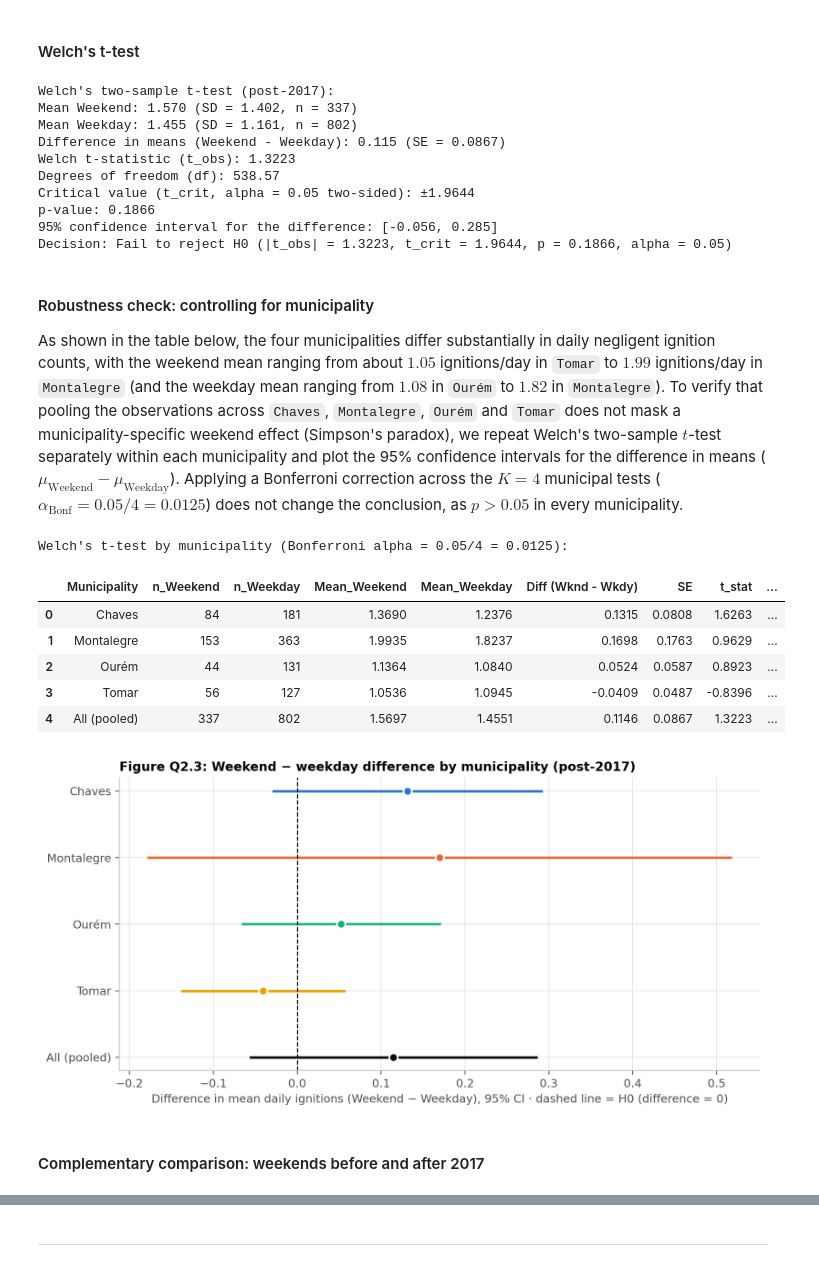
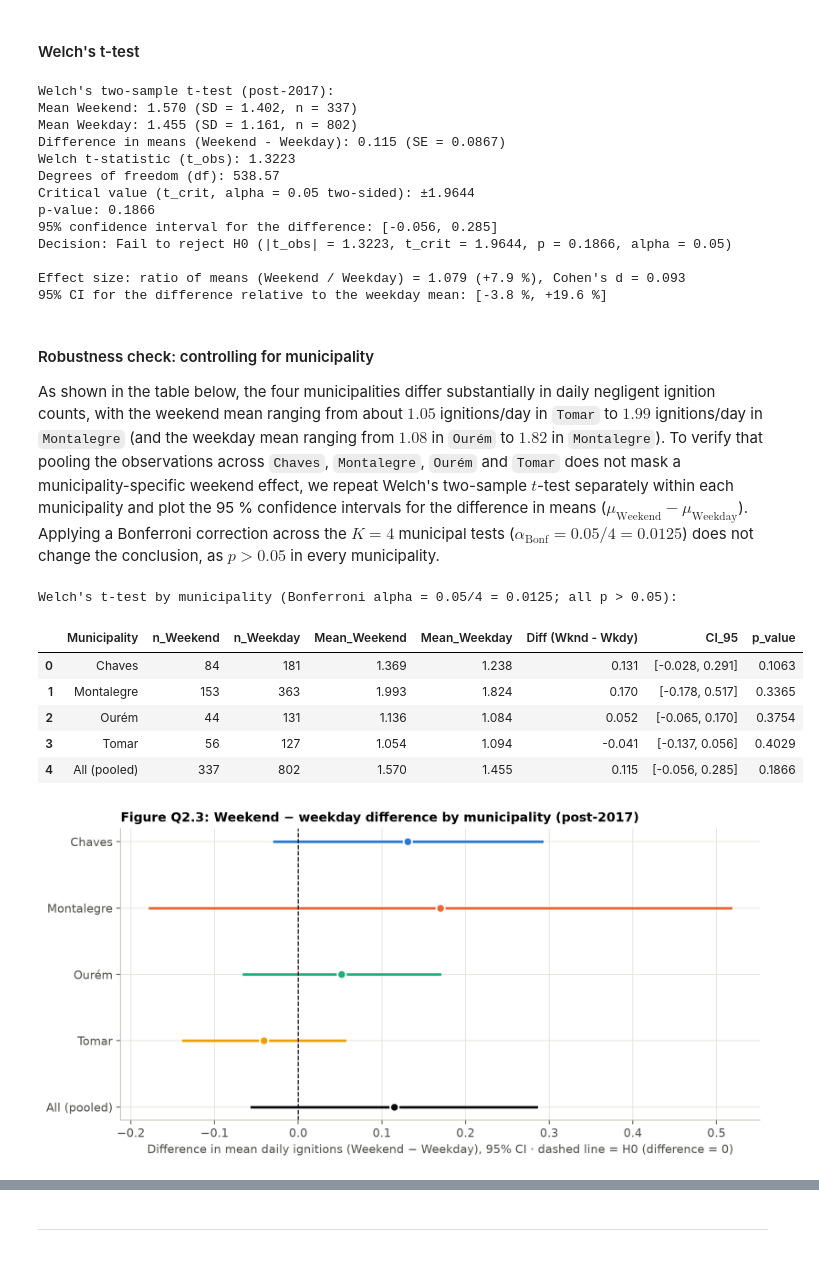
Before and after one commit to isabelamer/FCED_project, a Jupyter notebook: wildfires.ipynb, the cells around one changed output, grey strips where cells are left out. Cells and saved outputs as stored; diff of their text form; code cells hidden in the pictures.

```diff
--- a/wildfires.ipynb
+++ b/wildfires.ipynb
@@ -1228,6 +1215,14 @@ print(f"p-value: {p_val:.4f}")
 print(f"95% confidence interval for the difference: [{ci_low:.3f}, {ci_high:.3f}]")
 decision = "Reject H0" if p_val < alpha else "Fail to reject H0"
 print(f"Decision: {decision} (|t_obs| = {abs(t_stat):.4f}, t_crit = {t_crit:.4f}, p = {p_val:.4f}, alpha = {alpha})")
+
+# Effect size: ratio of means and Cohen's d (pooled SD)
+mean_ratio = weekend_post.mean() / weekday_post.mean()
+sd_pooled = np.sqrt(((n1 - 1) * s1 + (n2 - 1) * s2) / (n1 + n2 - 2))
+cohen_d = diff_mean / sd_pooled
+print(f"\nEffect size: ratio of means (Weekend / Weekday) = {mean_ratio:.3f} ({100 * (mean_ratio - 1):+.1f} %), Cohen's d = {cohen_d:.3f}")
+print(f"95% CI for the difference relative to the weekday mean: "
+      f"[{100 * ci_low / weekday_post.mean():+.1f} %, {100 * ci_high / weekday_post.mean():+.1f} %]")
 # %% [output]
 Welch's two-sample t-test (post-2017):
 Mean Weekend: 1.570 (SD = 1.402, n = 337)
@@ -1239,10 +1234,13 @@ Critical value (t_crit, alpha = 0.05 two-sided): ±1.9644
 p-value: 0.1866
 95% confidence interval for the difference: [-0.056, 0.285]
 Decision: Fail to reject H0 (|t_obs| = 1.3223, t_crit = 1.9644, p = 0.1866, alpha = 0.05)
+
+Effect size: ratio of means (Weekend / Weekday) = 1.079 (+7.9 %), Cohen's d = 0.093
+95% CI for the difference relative to the weekday mean: [-3.8 %, +19.6 %]
 # %% [markdown]
 #### Robustness check: controlling for municipality
 
-As shown in the table below, the four municipalities differ substantially in daily negligent ignition counts, with the weekend mean ranging from about $1.05$ ignitions/day in `Tomar` to $1.99$ ignitions/day in `Montalegre` (and the weekday mean ranging from $1.08$ in `Ourém` to $1.82$ in `Montalegre`). To verify that pooling the observations across `Chaves`, `Montalegre`, `Ourém` and `Tomar` does not mask a municipality-specific weekend effect (Simpson's paradox), we repeat Welch's two-sample $t$-test separately within each municipality and plot the 95% confidence intervals for the difference in means ($\mu_{\text{Weekend}} - \mu_{\text{Weekday}}$). Applying a Bonferroni correction across the $K = 4$ municipal tests ($\alpha_{\text{Bonf}} = 0.05 / 4 = 0.0125$) does not change the conclusion, as $p > 0.05$ in every municipality.
+As shown in the table below, the four municipalities differ substantially in daily negligent ignition counts, with the weekend mean ranging from about $1.05$ ignitions/day in `Tomar` to $1.99$ ignitions/day in `Montalegre` (and the weekday mean ranging from $1.08$ in `Ourém` to $1.82$ in `Montalegre`). To verify that pooling the observations across `Chaves`, `Montalegre`, `Ourém` and `Tomar` does not mask a municipality-specific weekend effect, we repeat Welch's two-sample $t$-test separately within each municipality and plot the 95 % confidence intervals for the difference in means ($\mu_{\text{Weekend}} - \mu_{\text{Weekday}}$). Applying a Bonferroni correction across the $K = 4$ municipal tests ($\alpha_{\text{Bonf}} = 0.05 / 4 = 0.0125$) does not change the conclusion, as $p > 0.05$ in every municipality.
 # %%
 # Welch's t-test by municipality in the post-2017 period
 alpha_bonf_mun = 0.05 / 4  # Bonferroni correction for 4 municipalities (0.0125)
@@ -1263,66 +1261,57 @@ for mun in MUNICIPALITIES:
             "Municipality": mun,
             "n_Weekend": n1_m,
             "n_Weekday": n2_m,
-            "Mean_Weekend": wknd_m.mean(),
-            "Mean_Weekday": wkdy_m.mean(),
-            "Diff (Wknd - Wkdy)": diff_m,
-            "SE": se_m,
-            "t_stat": t_m,
-            "df": df_m,
-            "p_value": p_m,
+            "Mean_Weekend": round(wknd_m.mean(), 3),
+            "Mean_Weekday": round(wkdy_m.mean(), 3),
+            "Diff (Wknd - Wkdy)": round(diff_m, 3),
+            "CI_95": f"[{ci_l:.3f}, {ci_h:.3f}]",
+            "p_value": round(p_m, 4),
             "CI_95_low": ci_l,
             "CI_95_high": ci_h,
-            "Alpha_Threshold": alpha_bonf_mun,
-            "Significant": p_m < alpha_bonf_mun
         })
 
 # Pooled row (all municipalities, post-2017) for visual comparison
 mun_rows.append({
     "Municipality": "All (pooled)",
     "n_Weekend": n1,
     "n_Weekday": n2,
-    "Mean_Weekend": weekend_post.mean(),
-    "Mean_Weekday": weekday_post.mean(),
-    "Diff (Wknd - Wkdy)": diff_mean,
-    "SE": se_diff,
-    "t_stat": t_stat,
-    "df": df_welch,
-    "p_value": p_val,
+    "Mean_Weekend": round(weekend_post.mean(), 3),
+    "Mean_Weekday": round(weekday_post.mean(), 3),
+    "Diff (Wknd - Wkdy)": round(diff_mean, 3),
+    "CI_95": f"[{ci_low:.3f}, {ci_high:.3f}]",
+    "p_value": round(p_val, 4),
     "CI_95_low": ci_low,
     "CI_95_high": ci_high,
-    "Alpha_Threshold": 0.05,
-    "Significant": p_val < 0.05
 })
 
 mun_df = pd.DataFrame(mun_rows)
-print(f"Welch's t-test by municipality (Bonferroni alpha = 0.05/4 = {alpha_bonf_mun:.4f}):")
-display(mun_df.round(4))
+cols_show = ["Municipality", "n_Weekend", "n_Weekday", "Mean_Weekend", "Mean_Weekday", "Diff (Wknd - Wkdy)", "CI_95", "p_value"]
+print(f"Welch's t-test by municipality (Bonferroni alpha = 0.05/4 = {alpha_bonf_mun:.4f}; all p > 0.05):")
+display(mun_df[cols_show])
 
 # Forest plot of the 95% confidence intervals for (mu_Weekend - mu_Weekday)
 fig, ax = plt.subplots(figsize=(9, 4.5))
 y_pos = np.arange(len(mun_df))
 
 for idx, row in mun_df.iterrows():
     col = INK if row["Municipality"] == "All (pooled)" else PAL_MUN[row["Municipality"]]
     ax.plot([row["CI_95_low"], row["CI_95_high"]], [idx, idx], color=col, linewidth=2.2)
     ax.scatter(row["Diff (Wknd - Wkdy)"], idx, s=55, color=col, zorder=3, edgecolor=SURFACE, linewidth=1.5)
 
 ax.axvline(0, color=INK, linestyle="--", linewidth=1)
 ax.set_yticks(y_pos)
 ax.set_yticklabels(mun_df["Municipality"])
 ax.invert_yaxis()
 ax.set_xlabel("Difference in mean daily ignitions (Weekend − Weekday), 95% CI · dashed line = H0 (difference = 0)")
 ax.set_title("Figure Q2.3: Weekend − weekday difference by municipality (post-2017)")
 plt.tight_layout()
 plt.show()
 # %% [output]
-Welch's t-test by municipality (Bonferroni alpha = 0.05/4 = 0.0125):
+Welch's t-test by municipality (Bonferroni alpha = 0.05/4 = 0.0125; all p > 0.05):
-|  | Municipality | n_Weekend | n_Weekday | Mean_Weekend | Mean_Weekday | Diff (Wknd - Wkdy) | SE | t_stat | ... |
-| 0 | Chaves | 84 | 181 | 1.3690 | 1.2376 | 0.1315 | 0.0808 | 1.6263 | ... |
-| 1 | Montalegre | 153 | 363 | 1.9935 | 1.8237 | 0.1698 | 0.1763 | 0.9629 | ... |
-| 2 | Ourém | 44 | 131 | 1.1364 | 1.0840 | 0.0524 | 0.0587 | 0.8923 | ... |
-| 3 | Tomar | 56 | 127 | 1.0536 | 1.0945 | -0.0409 | 0.0487 | -0.8396 | ... |
-| 4 | All (pooled) | 337 | 802 | 1.5697 | 1.4551 | 0.1146 | 0.0867 | 1.3223 | ... |
+|  | Municipality | n_Weekend | n_Weekday | Mean_Weekend | Mean_Weekday | Diff (Wknd - Wkdy) | CI_95 | p_value |
+| 0 | Chaves | 84 | 181 | 1.369 | 1.238 | 0.131 | [-0.028, 0.291] | 0.1063 |
+| 1 | Montalegre | 153 | 363 | 1.993 | 1.824 | 0.170 | [-0.178, 0.517] | 0.3365 |
+| 2 | Ourém | 44 | 131 | 1.136 | 1.084 | 0.052 | [-0.065, 0.170] | 0.3754 |
+| 3 | Tomar | 56 | 127 | 1.054 | 1.094 | -0.041 | [-0.137, 0.056] | 0.4029 |
+| 4 | All (pooled) | 337 | 802 | 1.570 | 1.455 | 0.115 | [-0.056, 0.285] | 0.1866 |
 [figure]
-# %% [markdown]
-#### Complementary comparison: weekends before and after 2017
```
Also changed, not shown: parts of 23 cells of this notebook, 7 other files.
